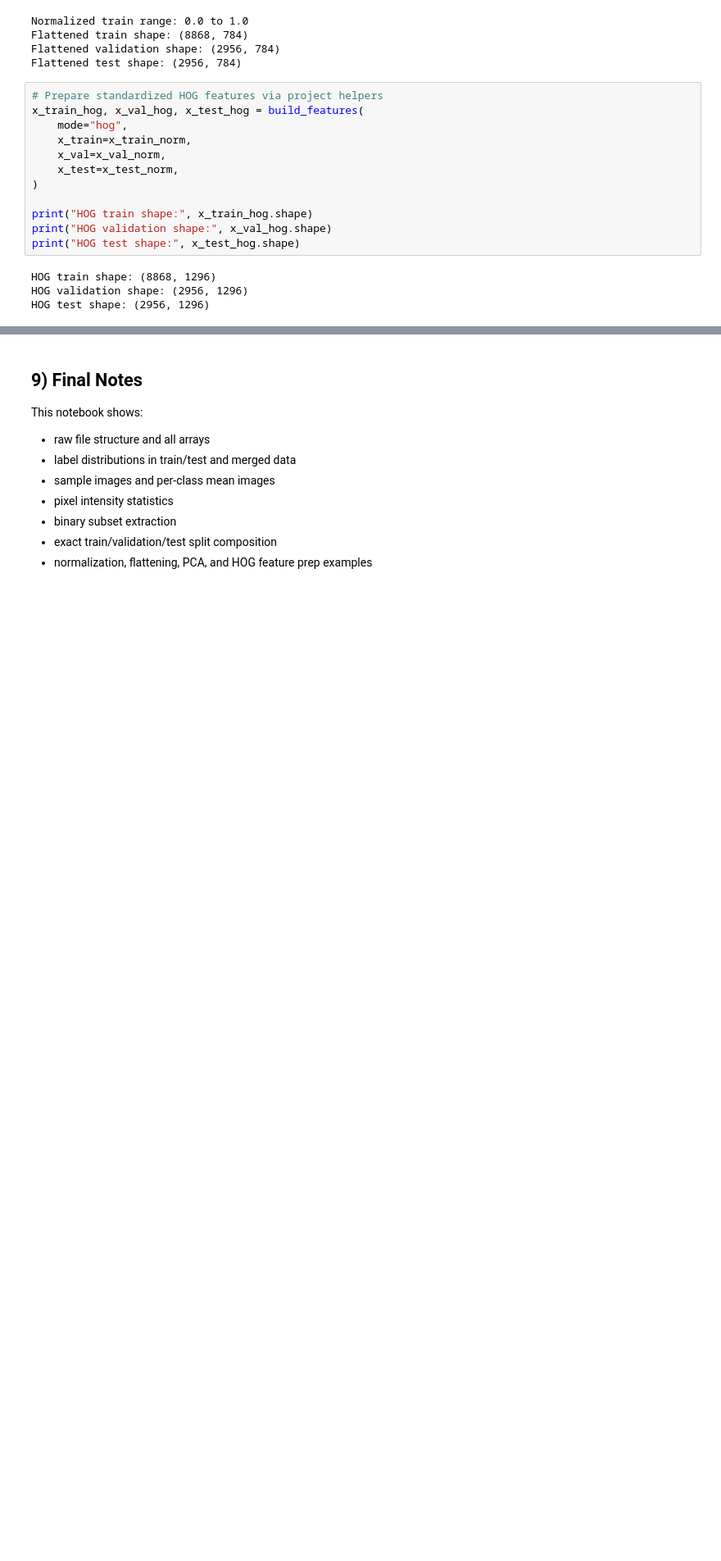
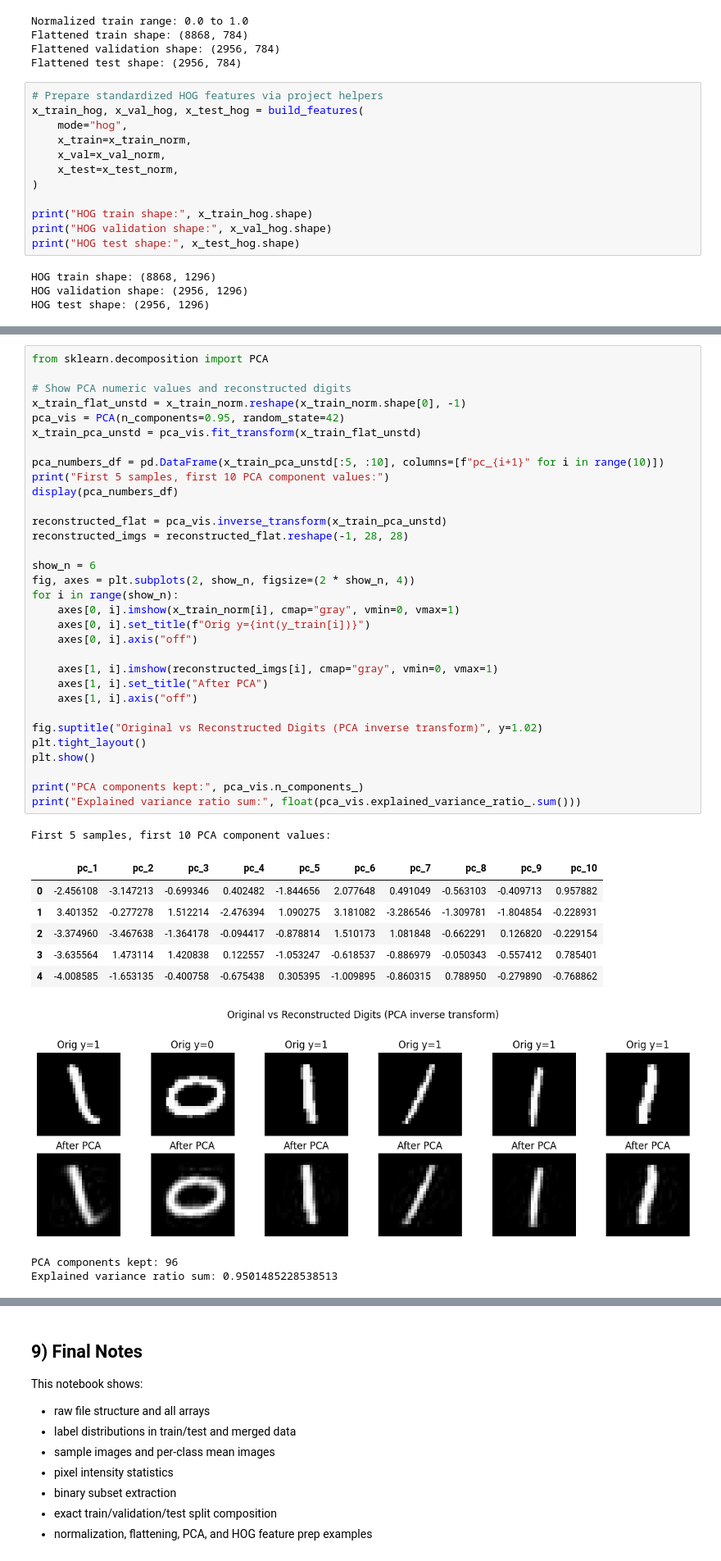
Before and after one commit to Ahmed-Fahmy00/Mnist-Classification, a Jupyter notebook: src/features/mnist_dataset_exploration.ipynb, the cells around one changed output, grey strips where cells are left out. Shown at 82% size. Cells and saved outputs as stored; diff of their text form; blank space fills up the shorter version.

```diff
--- a/src/features/mnist_dataset_exploration.ipynb
+++ b/src/features/mnist_dataset_exploration.ipynb
@@ -391,0 +411,43 @@ PCA test shape: (2956, 93)
+# %%
+from sklearn.decomposition import PCA
+
+# Show PCA numeric values and reconstructed digits
+x_train_flat_unstd = x_train_norm.reshape(x_train_norm.shape[0], -1)
+pca_vis = PCA(n_components=0.95, random_state=42)
+x_train_pca_unstd = pca_vis.fit_transform(x_train_flat_unstd)
+
+pca_numbers_df = pd.DataFrame(x_train_pca_unstd[:5, :10], columns=[f"pc_{i+1}" for i in range(10)])
+print("First 5 samples, first 10 PCA component values:")
+display(pca_numbers_df)
+
+reconstructed_flat = pca_vis.inverse_transform(x_train_pca_unstd)
+reconstructed_imgs = reconstructed_flat.reshape(-1, 28, 28)
+
+show_n = 6
+fig, axes = plt.subplots(2, show_n, figsize=(2 * show_n, 4))
+for i in range(show_n):
+    axes[0, i].imshow(x_train_norm[i], cmap="gray", vmin=0, vmax=1)
+    axes[0, i].set_title(f"Orig y={int(y_train[i])}")
+    axes[0, i].axis("off")
+
+    axes[1, i].imshow(reconstructed_imgs[i], cmap="gray", vmin=0, vmax=1)
+    axes[1, i].set_title("After PCA")
+    axes[1, i].axis("off")
+
+fig.suptitle("Original vs Reconstructed Digits (PCA inverse transform)", y=1.02)
+plt.tight_layout()
+plt.show()
+
+print("PCA components kept:", pca_vis.n_components_)
+print("Explained variance ratio sum:", float(pca_vis.explained_variance_ratio_.sum()))
+# %% [output]
+First 5 samples, first 10 PCA component values:
+|  | pc_1 | pc_2 | pc_3 | pc_4 | pc_5 | pc_6 | pc_7 | pc_8 | pc_9 | pc_10 |
+| 0 | -2.456108 | -3.147213 | -0.699346 | 0.402482 | -1.844656 | 2.077648 | 0.491049 | -0.563103 | -0.409713 | 0.957882 |
+| 1 | 3.401352 | -0.277278 | 1.512214 | -2.476394 | 1.090275 | 3.181082 | -3.286546 | -1.309781 | -1.804854 | -0.228931 |
+| 2 | -3.374960 | -3.467638 | -1.364178 | -0.094417 | -0.878814 | 1.510173 | 1.081848 | -0.662291 | 0.126820 | -0.229154 |
+| 3 | -3.635564 | 1.473114 | 1.420838 | 0.122557 | -1.053247 | -0.618537 | -0.886979 | -0.050343 | -0.557412 | 0.785401 |
+| 4 | -4.008585 | -1.653135 | -0.400758 | -0.675438 | 0.305395 | -1.009895 | -0.860315 | 0.788950 | -0.279890 | -0.768862 |
+[figure, added]
+PCA components kept: 96
+Explained variance ratio sum: 0.9501485228538513
```
Also changed, not shown: parts of 14 cells of this notebook, 14 other files.
